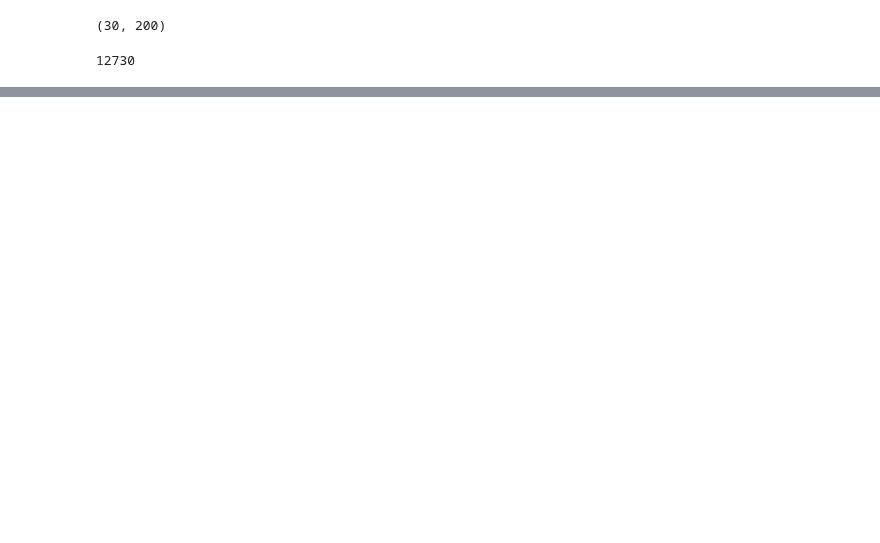
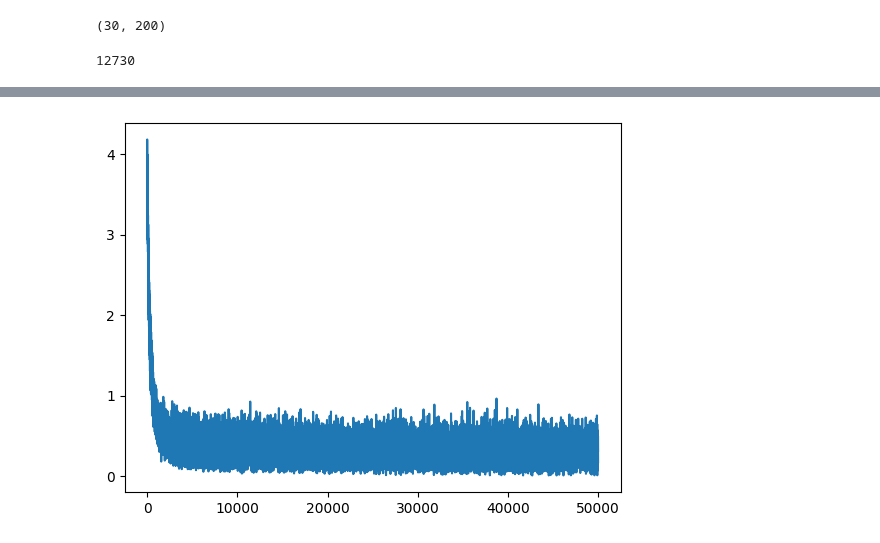
Before and after one commit to devendershekhawat/flashlight, a Jupyter notebook: lab.ipynb, the cells around one changed output, grey strips where cells are left out. Drawn from its saved outputs; the diff is of its cells as text; code cells hidden in the pictures; blank space fills up the shorter version.

```diff
--- a/lab.ipynb
+++ b/lab.ipynb
@@ -260,0 +265,2 @@ abrnmena
+# %%
+C = flashlight.randn((vocab_size, embedding_size), generator=g, requires_grad=True); C._label = "C"
@@ -260,0 +315,17 @@ abrnmena
+# %%
+losses = []
+for i in range(50000):
+  emb = C[X_train]
+  embcat = emb.view(emb.shape[0], -1)
+
+  loss = model.train(
+    embcat,
+    Y_train,
+    lr=0.01,
+    log_interval=1000,
+    batching=True,
+    batch_size=32
+  )
+  if i % 1000 == 0:
+    print(f"Epoch: {i}: Loss: {loss.item()}")
+  losses.append(loss.item())
@@ -260,0 +350,6 @@ abrnmena
+# %%
+import matplotlib.pyplot as plt
+plt.plot(losses)
+plt.show()
+# %% [output]
+[figure, added]
```
Also changed, not shown: parts of 16 cells of this notebook, 12 other files.
